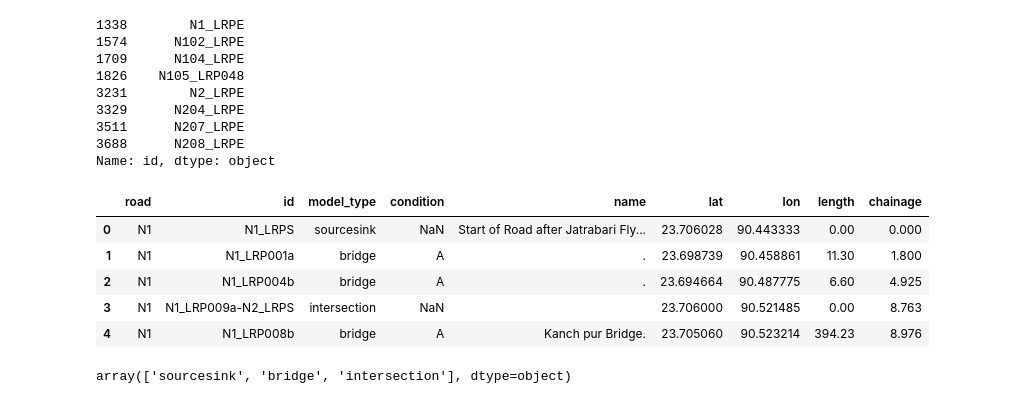
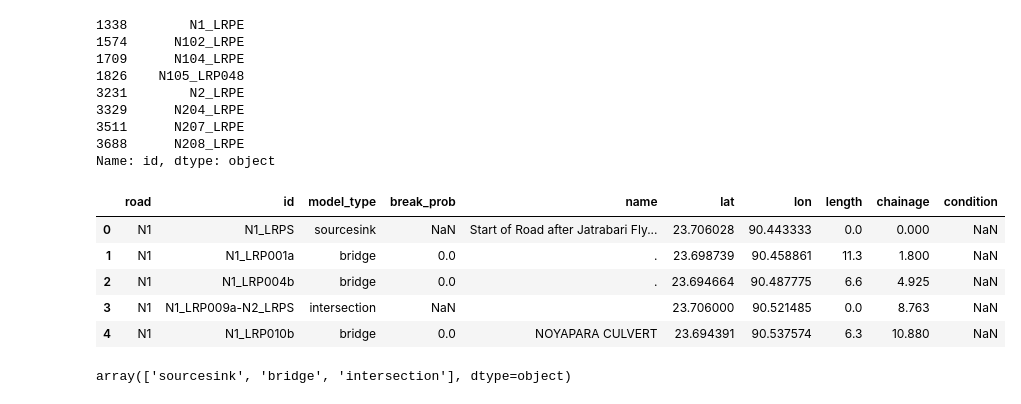
Before and after one commit to LudovicaBindi/Advacned_Simulation-Network_Model_Analysis_Lab4, a Jupyter notebook: notebook/cleaning_data.ipynb, the cells around one changed output. Cells and saved outputs as stored; diff of their text form; code cells hidden in the pictures.

```diff
--- a/notebook/cleaning_data.ipynb
+++ b/notebook/cleaning_data.ipynb
@@ -625,7 +659,8 @@ And in the same order.
 # %%
-columns_right_order = ['road','id','model_type','condition','name','lat','lon','length','chainage']
+columns_right_order = ['road','id','model_type','break_prob','condition',
+                       'name','lat','lon','length','chainage']
 
-bridges = bridges.reindex(columns=columns_right_order)
-bridges['id'] = bridges[['road', 'id']].agg('_'.join, axis=1)
-bridges['model_type'] = "bridge"
-bridges.head()
+for scenario in scenarios:
+    bridges_df[scenario] = bridges_df[scenario].reindex(columns=columns_right_order)
+    bridges_df[scenario]['id'] = bridges_df[scenario][['road', 'id']].agg('_'.join, axis=1)
+    bridges_df[scenario]['model_type'] = "bridge"
@@ -639,7 +676,9 @@ bridges.head()
 # %% [markdown]
 Lastly, we want to sort these values based on road and chainage.
 # %%
-bridges_to_be_merged = bridges.sort_values(by = ["road", "chainage"], ascending = True)
-bridges_to_be_merged = bridges_to_be_merged.loc[bridges_to_be_merged["road"].isin(list_to_keep)]
-bridges_to_be_merged.head()
+for scenario in scenarios:
+    bridges_df[scenario] = bridges_df[scenario].sort_values(by = ["road", "chainage"], ascending = True)
+    bridges_df[scenario] = bridges_df[scenario].loc[bridges_df[scenario].road.isin(list_to_keep)]
+
+bridges_df['BCSscore'].head()
 # %% [output]
@@ -667,12 +706,12 @@ roads.head()
 | 3 | N1 | 1.000 | LRP001 | 23.702139 | 90.451972 | NaN | KmPost | Km post missing | N1_LRP001 | (23.7021389, 90.4519722) |
 | 4 | N1 | 2.000 | LRP002 | 23.697889 | 90.460583 | NaN | KmPost | Km post missing | N1_LRP002 | (23.6978886, 90.4605833) |
 # %%
-final_columns = ['road','chainage','lrp','lat','lon','condition','model_type','name','id','coordinates']
+final_columns = ['road','chainage','lrp','lat','lon','break_prob','model_type','name','id','coordinates']
 roads = roads.set_axis(final_columns, axis=1)
 roads['length'] = 0
-roads['condition'] = np.NaN
+roads['break_prob'] = np.NaN
 # %%
-columns_right_order = ['road','id','model_type','condition','name','lat','lon','length','chainage']
+columns_right_order = ['road','id','model_type','break_prob','name','lat','lon','length','chainage']
 roads = roads.loc[:,columns_right_order]
 roads.head()
 # %% [output]
@@ -717,15 +756,20 @@ roads_end.id
 3688      N208_LRPE
 Name: id, dtype: object
 # %%
-merged_data = roads_start.append([intersection_to_be_merged, bridges_to_be_merged, roads_end])
-merged_data = merged_data.sort_values(by = ["road", "chainage"], ascending = True)
-merged_data = merged_data.reset_index(drop = True)
-merged_data.head()
+scenarios = ['BCSscore','Earthquake', 'Erosion', 'Cyclone', 'Flood']
+merged_data = {}
+for scenario in scenarios:
+    merged_data[scenario] = roads_start.append([intersection_to_be_merged,
+                                                bridges_df[scenario], roads_end])
+    merged_data[scenario] = merged_data[scenario].sort_values(by = ["road", "chainage"], ascending = True)
+    merged_data[scenario] = merged_data[scenario].reset_index(drop = True)
+
+merged_data['BCSscore'].head()
 # %% [output]
-|  | road | id | model_type | condition | name | lat | lon | length | chainage |
-| 0 | N1 | N1_LRPS | sourcesink | NaN | Start of Road after Jatrabari Fly... | 23.706028 | 90.443333 | 0.00 | 0.000 |
-| 1 | N1 | N1_LRP001a | bridge | A | . | 23.698739 | 90.458861 | 11.30 | 1.800 |
-| 2 | N1 | N1_LRP004b | bridge | A | . | 23.694664 | 90.487775 | 6.60 | 4.925 |
-| 3 | N1 | N1_LRP009a-N2_LRPS | intersection | NaN |  | 23.706000 | 90.521485 | 0.00 | 8.763 |
-| 4 | N1 | N1_LRP008b | bridge | A | Kanch pur Bridge. | 23.705060 | 90.523214 | 394.23 | 8.976 |
+|  | road | id | model_type | break_prob | name | lat | lon | length | chainage | condition |
+| 0 | N1 | N1_LRPS | sourcesink | NaN | Start of Road after Jatrabari Fly... | 23.706028 | 90.443333 | 0.0 | 0.000 | NaN |
+| 1 | N1 | N1_LRP001a | bridge | 0.0 | . | 23.698739 | 90.458861 | 11.3 | 1.800 | NaN |
+| 2 | N1 | N1_LRP004b | bridge | 0.0 | . | 23.694664 | 90.487775 | 6.6 | 4.925 | NaN |
+| 3 | N1 | N1_LRP009a-N2_LRPS | intersection | NaN |  | 23.706000 | 90.521485 | 0.0 | 8.763 | NaN |
+| 4 | N1 | N1_LRP010b | bridge | 0.0 | NOYAPARA CULVERT | 23.694391 | 90.537574 | 6.3 | 10.880 | NaN |
 # %%
```
Also changed, not shown: parts of 30 cells of this notebook, 13 other files.
